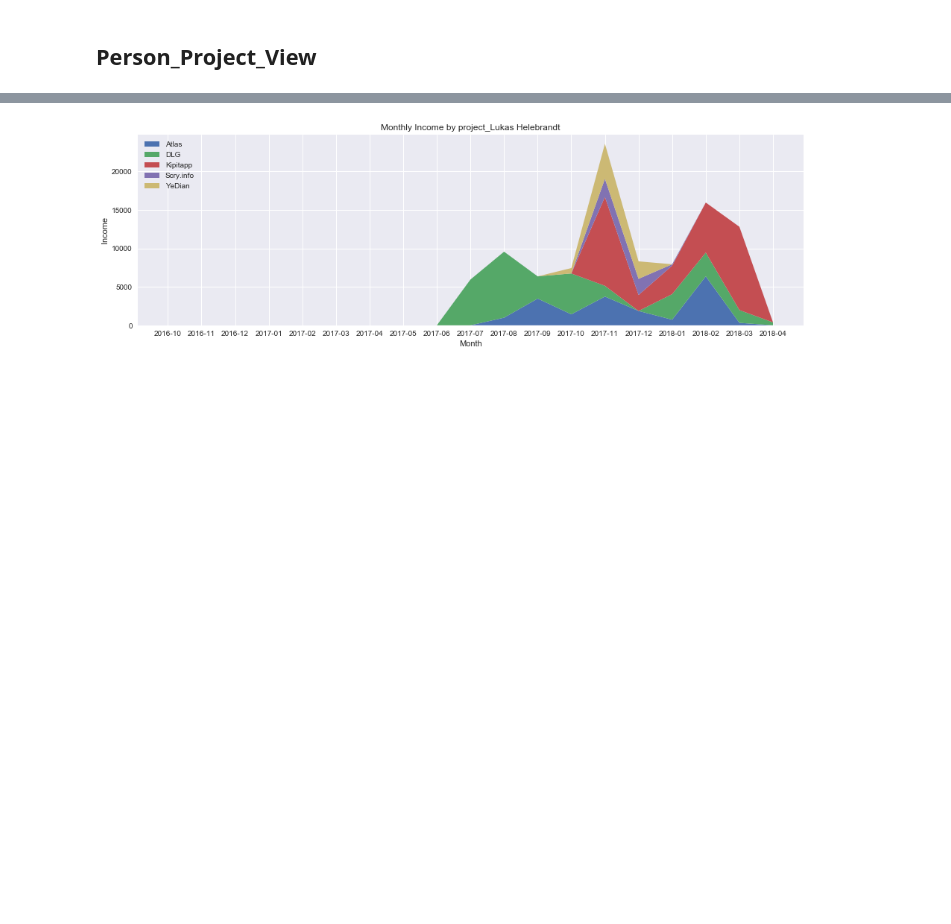
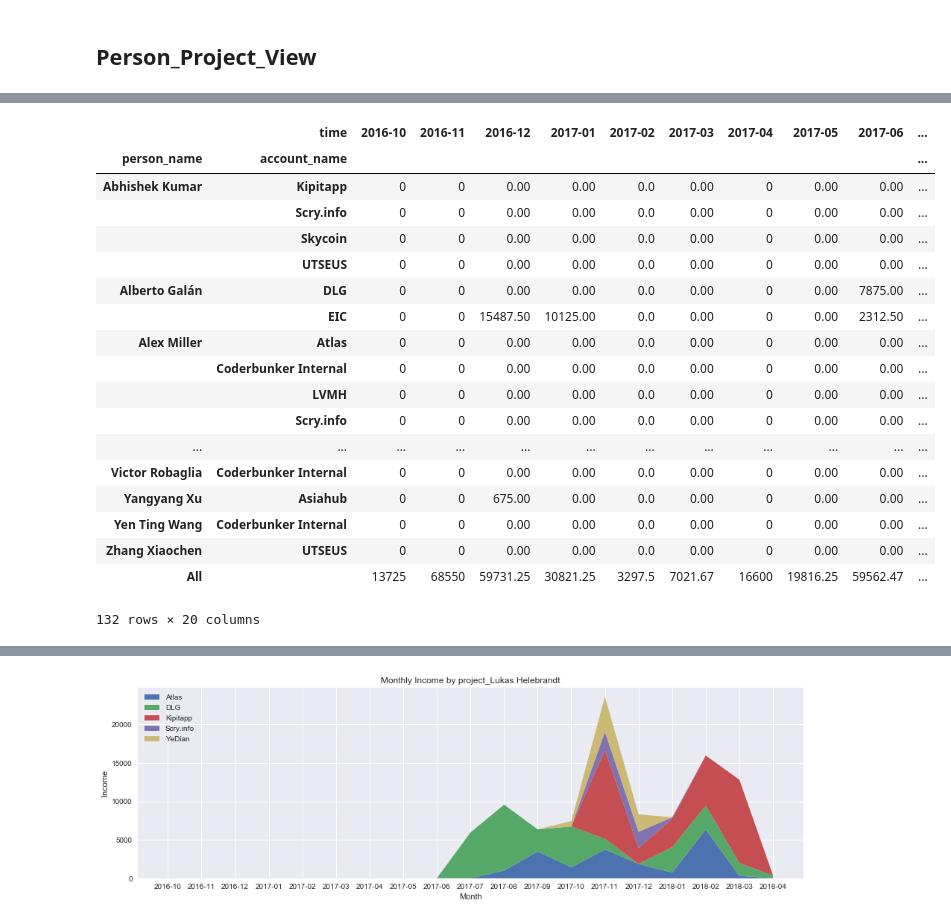
Before and after one commit to coderbunker/timesheet-backend, a Jupyter notebook: practice/person.ipynb, the cells around one changed output, grey strips where cells are left out. Cells and saved outputs as stored; diff of their text form; code cells hidden in the pictures; blank space fills up the shorter version.

```diff
--- a/practice/person.ipynb
+++ b/practice/person.ipynb
@@ -163,9 +198,30 @@ view_duration = view_duration.unstack().fillna(0)
 # %%
-#how much money each freelancer earn in each project monthly?
+#how much money each freelancer earn in each project monthly? #total
 #pivot table can provide margins, i.e. total of each row and column
 #some have wrong total due to wrong calculation of discount
 
 view_total = view.pivot_table(index = ['person_name', 'account_name'], columns = 'time', values = 'total', aggfunc = np.sum, fill_value = 0, margins = True).apply(lambda x: round(x, 2))
+view_total
+# %% [output]
+|  | time | 2016-10 | 2016-11 | 2016-12 | 2017-01 | 2017-02 | 2017-03 | 2017-04 | 2017-05 | 2017-06 | ... |
+| person_name | account_name |  |  |  |  |  |  |  |  |  | ... |
+| Abhishek Kumar | Kipitapp | 0 | 0 | 0.00 | 0.00 | 0.0 | 0.00 | 0 | 0.00 | 0.00 | ... |
+|  | Scry.info | 0 | 0 | 0.00 | 0.00 | 0.0 | 0.00 | 0 | 0.00 | 0.00 | ... |
+|  | Skycoin | 0 | 0 | 0.00 | 0.00 | 0.0 | 0.00 | 0 | 0.00 | 0.00 | ... |
+|  | UTSEUS | 0 | 0 | 0.00 | 0.00 | 0.0 | 0.00 | 0 | 0.00 | 0.00 | ... |
+| Alberto Galán | DLG | 0 | 0 | 0.00 | 0.00 | 0.0 | 0.00 | 0 | 0.00 | 7875.00 | ... |
+|  | EIC | 0 | 0 | 15487.50 | 10125.00 | 0.0 | 0.00 | 0 | 0.00 | 2312.50 | ... |
+| Alex Miller | Atlas | 0 | 0 | 0.00 | 0.00 | 0.0 | 0.00 | 0 | 0.00 | 0.00 | ... |
+|  | Coderbunker Internal | 0 | 0 | 0.00 | 0.00 | 0.0 | 0.00 | 0 | 0.00 | 0.00 | ... |
+|  | LVMH | 0 | 0 | 0.00 | 0.00 | 0.0 | 0.00 | 0 | 0.00 | 0.00 | ... |
+|  | Scry.info | 0 | 0 | 0.00 | 0.00 | 0.0 | 0.00 | 0 | 0.00 | 0.00 | ... |
+| ... | ... | ... | ... | ... | ... | ... | ... | ... | ... | ... | ... |
+| Victor Robaglia | Coderbunker Internal | 0 | 0 | 0.00 | 0.00 | 0.0 | 0.00 | 0 | 0.00 | 0.00 | ... |
+| Yangyang Xu | Asiahub | 0 | 0 | 675.00 | 0.00 | 0.0 | 0.00 | 0 | 0.00 | 0.00 | ... |
+| Yen Ting Wang | Coderbunker Internal | 0 | 0 | 0.00 | 0.00 | 0.0 | 0.00 | 0 | 0.00 | 0.00 | ... |
+| Zhang Xiaochen | UTSEUS | 0 | 0 | 0.00 | 0.00 | 0.0 | 0.00 | 0 | 0.00 | 0.00 | ... |
+| All |  | 13725 | 68550 | 59731.25 | 30821.25 | 3297.5 | 7021.67 | 16600 | 19816.25 | 59562.47 | ... |
+132 rows × 20 columns
 # %%
 #generate table for each freelancer
 
```
Also changed, not shown: parts of 6 cells of this notebook, 2 other files.
